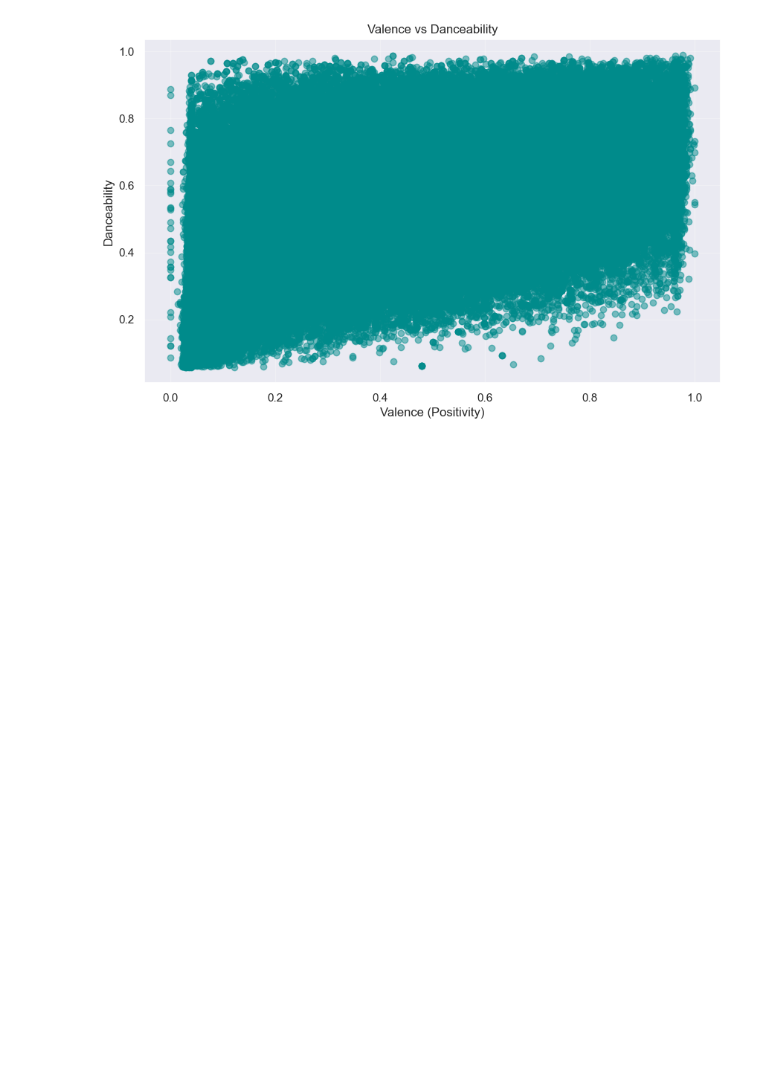
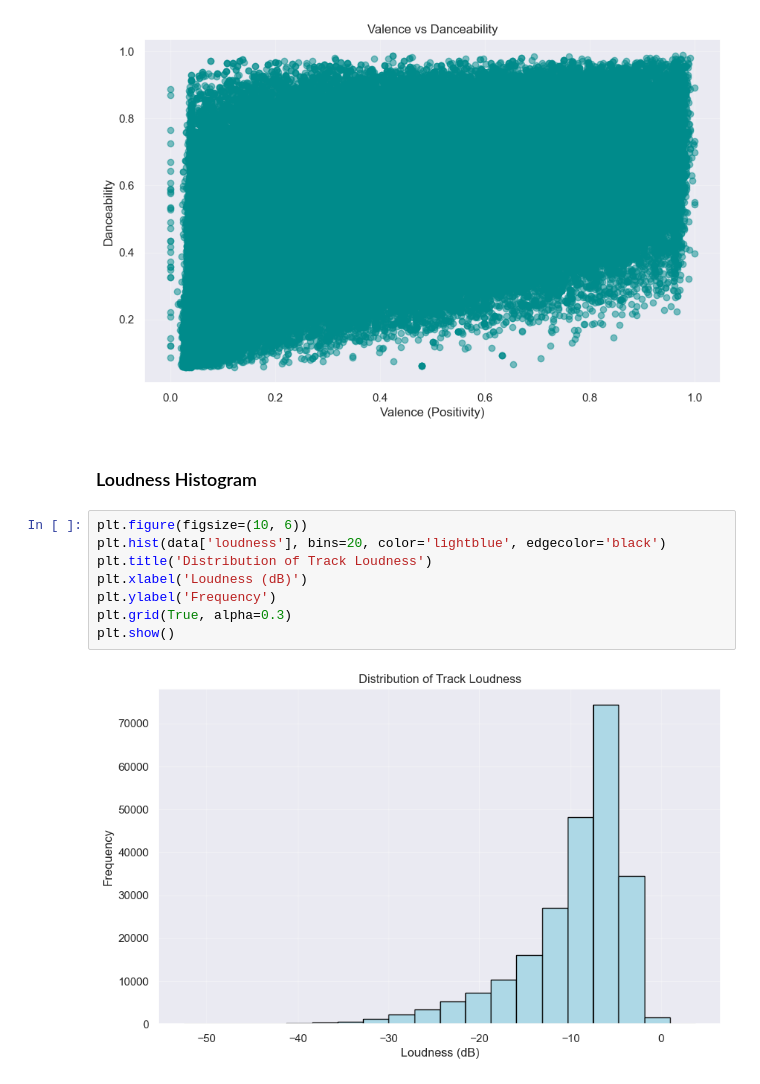
Before and after one commit to aghabidareh/SpotifyAnalyzer, a Jupyter notebook: main.ipynb, the cells around one changed output. Cells and saved outputs as stored; diff of their text form; blank space fills up the shorter version.

Commit message:
plot-and-graphs-histogram

```diff
--- a/main.ipynb
+++ b/main.ipynb
@@ -176,3 +176,15 @@ plt.grid(True, alpha=0.3)
 plt.show()
 # %% [output]
 [figure]
+# %% [markdown]
+### Loudness Histogram
+# %%
+plt.figure(figsize=(10, 6))
+plt.hist(data['loudness'], bins=20, color='lightblue', edgecolor='black')
+plt.title('Distribution of Track Loudness')
+plt.xlabel('Loudness (dB)')
+plt.ylabel('Frequency')
+plt.grid(True, alpha=0.3)
+plt.show()
+# %% [output]
+[figure, added]
```
